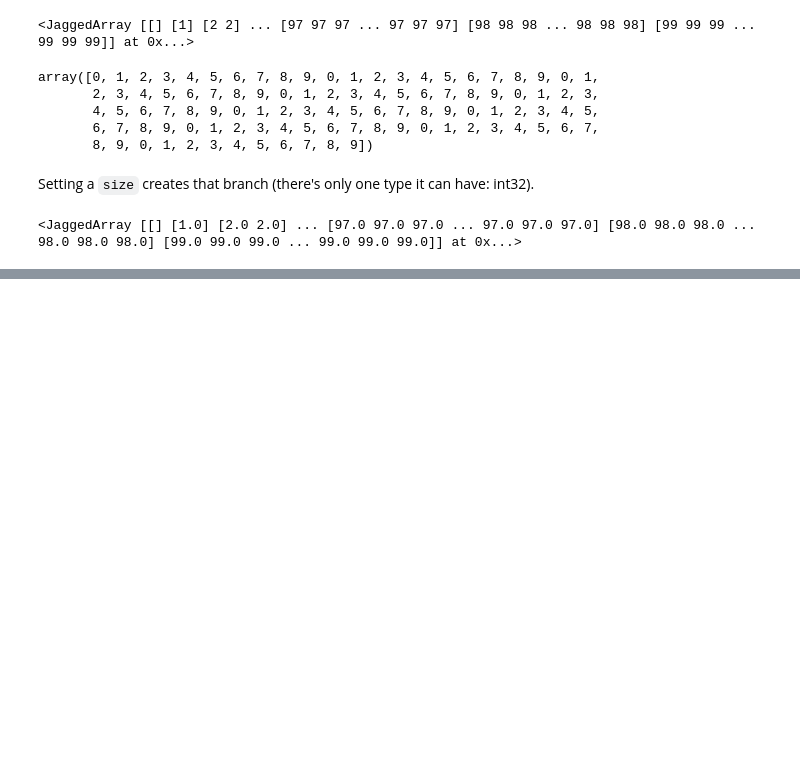
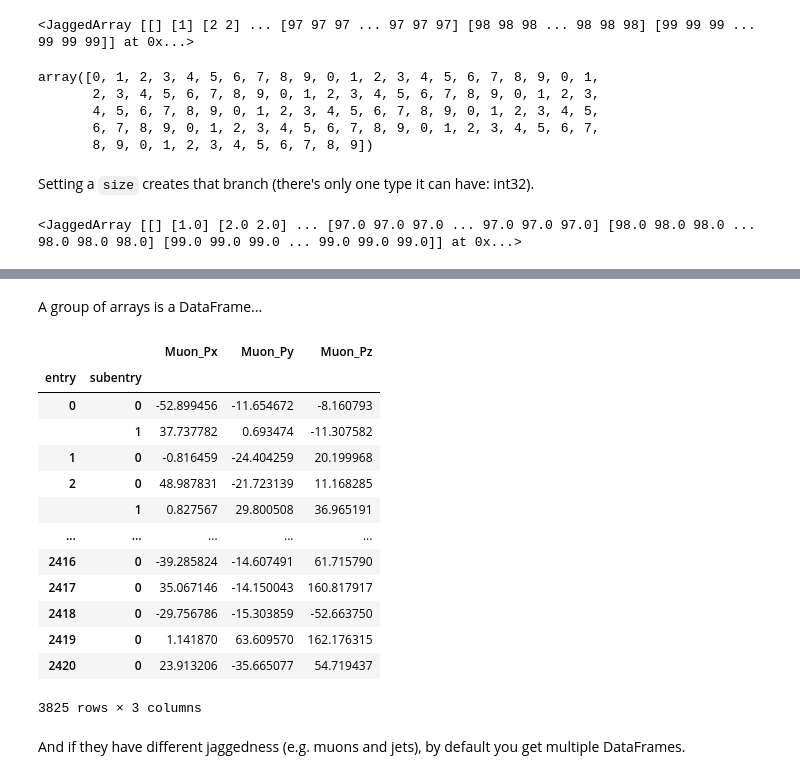
Before and after one commit to jpivarski-talks/2020-06-08-uproot-awkward-columnar-hats, a Jupyter notebook: 01-using-uproot-effectively.ipynb, the cells around one changed output, grey strips where cells are left out. Cells and saved outputs as stored; diff of their text form; code cells hidden in the pictures; blank space fills up the shorter version.

```diff
--- a/01-using-uproot-effectively.ipynb
+++ b/01-using-uproot-effectively.ipynb
@@ -1019,0 +1229,21 @@ uproot.open("tmp.root")["jagged_tree/branch1"].array()
+# %% [markdown]
+A group of arrays is a DataFrame...
+# %%
+without_lorentz_uproot4.arrays(["Muon_Px", "Muon_Py", "Muon_Pz"], library="pd")
+# %% [output]
+|  |  | Muon_Px | Muon_Py | Muon_Pz |
+| entry | subentry |  |  |  |
+| 0 | 0 | -52.899456 | -11.654672 | -8.160793 |
+|  | 1 | 37.737782 | 0.693474 | -11.307582 |
+| 1 | 0 | -0.816459 | -24.404259 | 20.199968 |
+| 2 | 0 | 48.987831 | -21.723139 | 11.168285 |
+|  | 1 | 0.827567 | 29.800508 | 36.965191 |
+| ... | ... | ... | ... | ... |
+| 2416 | 0 | -39.285824 | -14.607491 | 61.715790 |
+| 2417 | 0 | 35.067146 | -14.150043 | 160.817917 |
+| 2418 | 0 | -29.756786 | -15.303859 | -52.663750 |
+| 2419 | 0 | 1.141870 | 63.609570 | 162.176315 |
+| 2420 | 0 | 23.913206 | -35.665077 | 54.719437 |
+3825 rows × 3 columns
+# %% [markdown]
+And if they have different jaggedness (e.g. muons and jets), by default you get multiple DataFrames.
```
Also changed, not shown: parts of 41 cells of this notebook.
